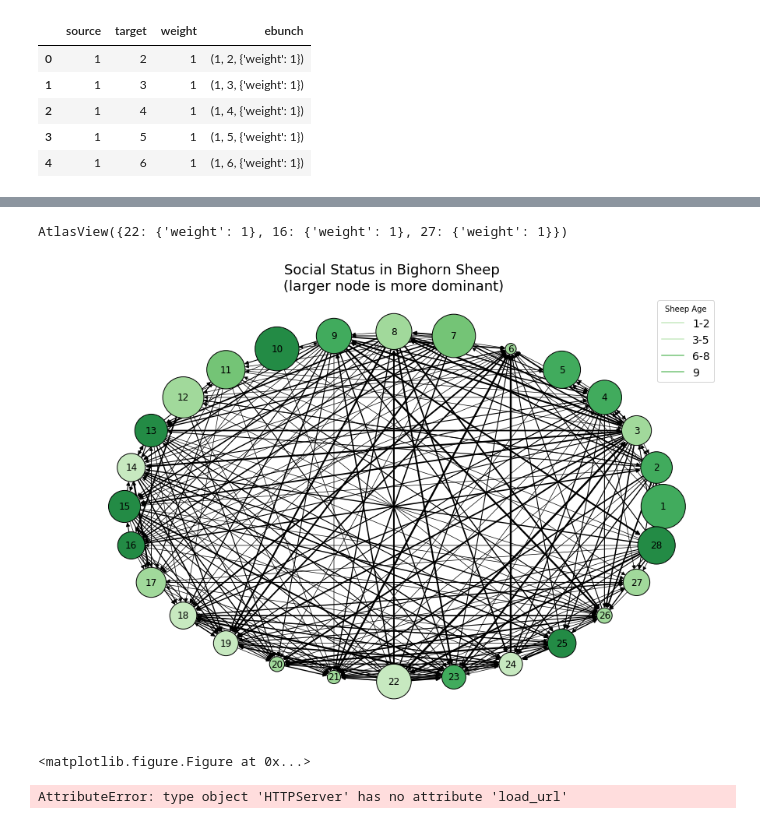
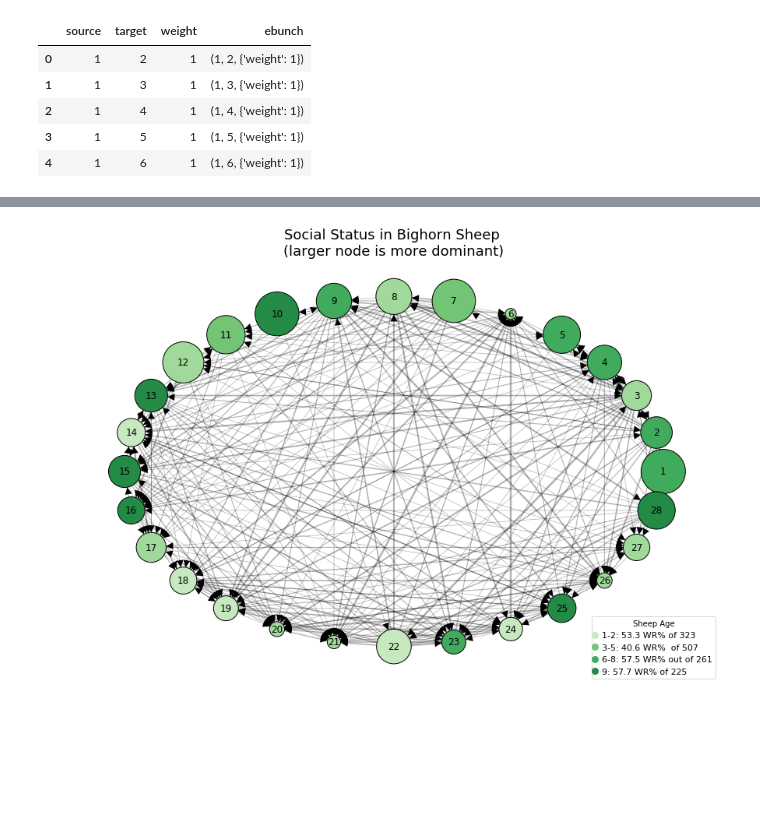
Before and after one commit to MohamedBaligh/DSE241_Data_Visualization, a Jupyter notebook: Exercise 5/Exercise 5.ipynb, the cells around one changed output, grey strips where cells are left out. Saved outputs shown, nothing was run; the diff lists cells and outputs as text; code cells hidden in the pictures; blank space fills up the shorter version.

```diff
--- a/Exercise 5/Exercise 5.ipynb
+++ b/Exercise 5/Exercise 5.ipynb
@@ -144,9 +64,0 @@ sheeps.add_edges_from(edges['ebunch'].values)
-# %%
-colorlist = ['#f7fcfd','#e0ecf4','#bfd3e6','#9ebcda','#8c96c6','#8c6bb1','#88419d','#810f7c','#4d004b']
-colorlist2 = ['#fee090','#fdae61','#f46d43','#d73027','#a50026']
-colorlist3 = ['#c7e9c0','#a1d99b','#74c476','#41ab5d','#238b45']
-colorlist4 = ['#c7e9c0','#c7e9c0','#74c476','#74c476','#74c476','#41ab5d','#41ab5d','#41ab5d','#238b45']
-colormap = [colorlist[i-1] for i in nodes['age'].values]
-colormap2 = [colorlist2[int(math.ceil(i/2)-1)] for i in nodes['age'].values]
-colormap3 = [colorlist3[int(math.ceil(i/2)-1)] for i in nodes['age'].values]
-colormap4 = [colorlist4[i-1] for i in nodes['age'].values]
@@ -169,9 +73,5 @@ ax.collections[0].set_edgecolor("#000000")
-# %%
-sheeps[10]
-# %% [output]
-AtlasView({22: {'weight': 1}, 16: {'weight': 1}, 27: {'weight': 1}})
 # %%
 agesbins = ['1-2','3-4','5-6','7-8','9']
 agecolors = dict(zip(agesbins, colorlist3))
-agesbins2 = ['1-2','3-5','6-8','9']
-agecolors2 = dict(zip(agesbins2, colorlist4))
+agesbins2 = ['    1-2: 53.3 WR% of 323','    3-5: 40.6 WR%  of 507','    6-8: 57.5 WR% out of 261','    9: 57.7 WR% of 225']
+agecolors2 = dict(zip(agesbins2, ['#c7e9c0','#74c476','#41ab5d','#238b45']))
@@ -180,27 +78,45 @@ agecolors2 = dict(zip(agesbins2, colorlist4))
 # %%
 # plt.figure(figsize = (15,10))
 
 pos = nx.shell_layout(sheeps)
 # colors = [sheeps[u][v]['color'] for u,v in sheeps.edges()]
 weights = [np.log1p(sheeps[u][v]['weight']) for u,v in sheeps.edges()]
 # weights = [sheeps[u][v]['weight'] for u,v in sheeps.edges()]
 
 # ages = [sheeps.nodes[i]['age']*200 for i in range(1,29)]
 
 fig = plt.figure(figsize=(15,10))
 ax = fig.add_subplot(1,1,1)
 for label in agesbins2:
     ax.plot([0],[0],color=(agecolors2[label]),label=label)
 
-nx.draw_shell(sheeps,with_labels=True, node_color=colormap3,node_size=list(pgrank_invert.values()), edges = sheeps.edges,width=weights)
+
+# '-|>'
+nx.draw_shell(sheeps,with_labels=True, node_color=colormap3,node_size=list(pgrank_invert.values())
+              ,width=np.zeros(len(sheeps.edges())),arrowsize=15 ,arrowstyle = ('-|>, head_length=.6, head_width=.3'))
+nx.draw_networkx_edges(sheeps,pos=pos,alpha=0.3,width=weights)
 # nx.draw_networkx_labels(sheeps, pos = pos, labels = dict(list(zip(nodes['id'].values,nodes['age'].values))))
 ax.collections[0].set_edgecolor("#000000")
 plt.title('Social Status in Bighorn Sheep \n(larger node is more dominant)',fontsize=18)
-plt.legend(title='Sheep Age',fontsize = 14,loc='upper right', markerscale = 300)
+
+
+legend = ax.legend(title='Sheep Age',fontsize = 14,loc='lower right', prop = {'size': 11}, handletextpad=-2.5)
+for line in legend.get_lines():
+    line.set_marker('o')
+    line.set_markevery(2)
+    line.set_dash_joinstyle('bevel')
+    line.set_fillstyle('full')
+    #line.set_linestyle('none')
+    line.set_markersize(8)
+    line.set_linewidth(0)
+    line.set_linestyle('solid')
+
+
+
+
+fig.savefig('lama.png')
+
 plt.show()
-plt.tight_layout()
-# ax.savefig('~/Desktop/sheeps.jpg')
-plt.savefig('sheeps.png')
+#plt.tight_layout()
 # %% [output]
-[figure, old version]
+[figure, new version]
-<matplotlib.figure.Figure at 0x...>
@@ -218,5 +122,0 @@ with open('graph.json', 'w') as f:
-# %%
-from http.server import HTTPServer
-HTTPServer.load_url('graph.json')
-# %% [output]
-AttributeError: type object 'HTTPServer' has no attribute 'load_url'
```
Also changed, not shown: parts of 27 cells of this notebook.
